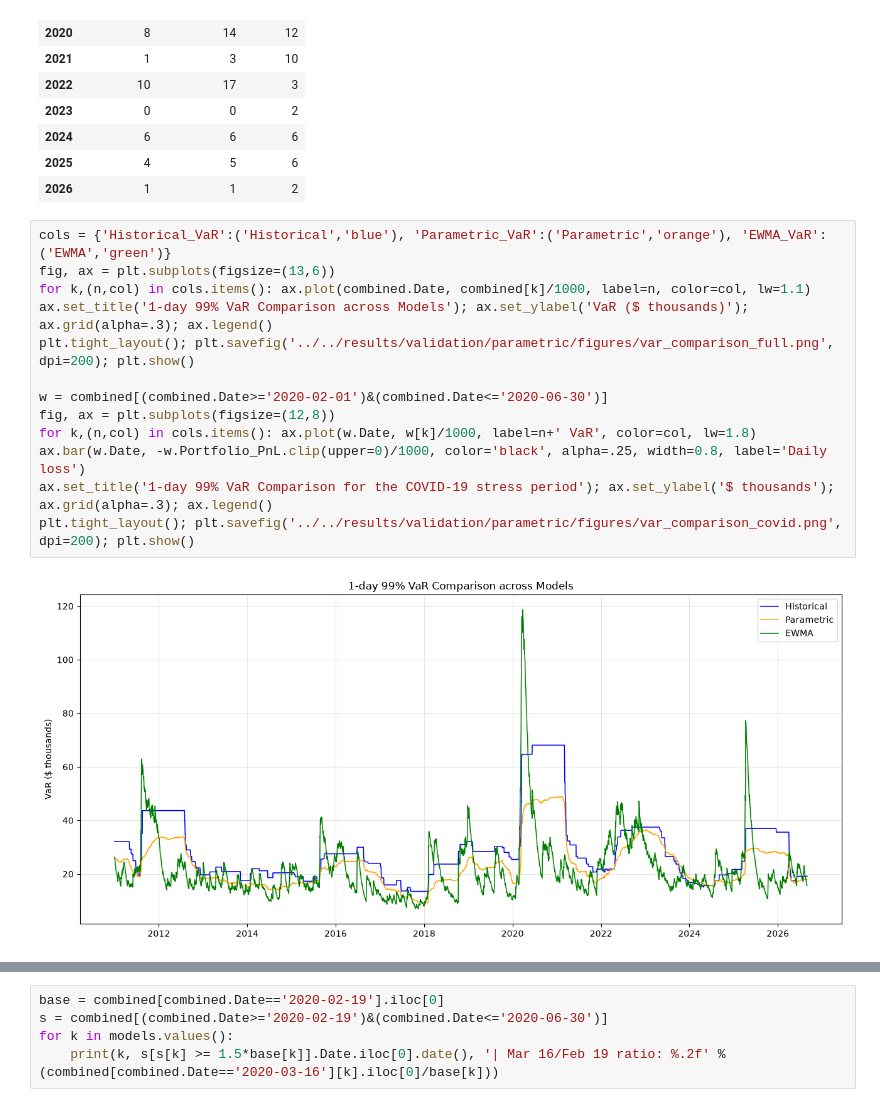
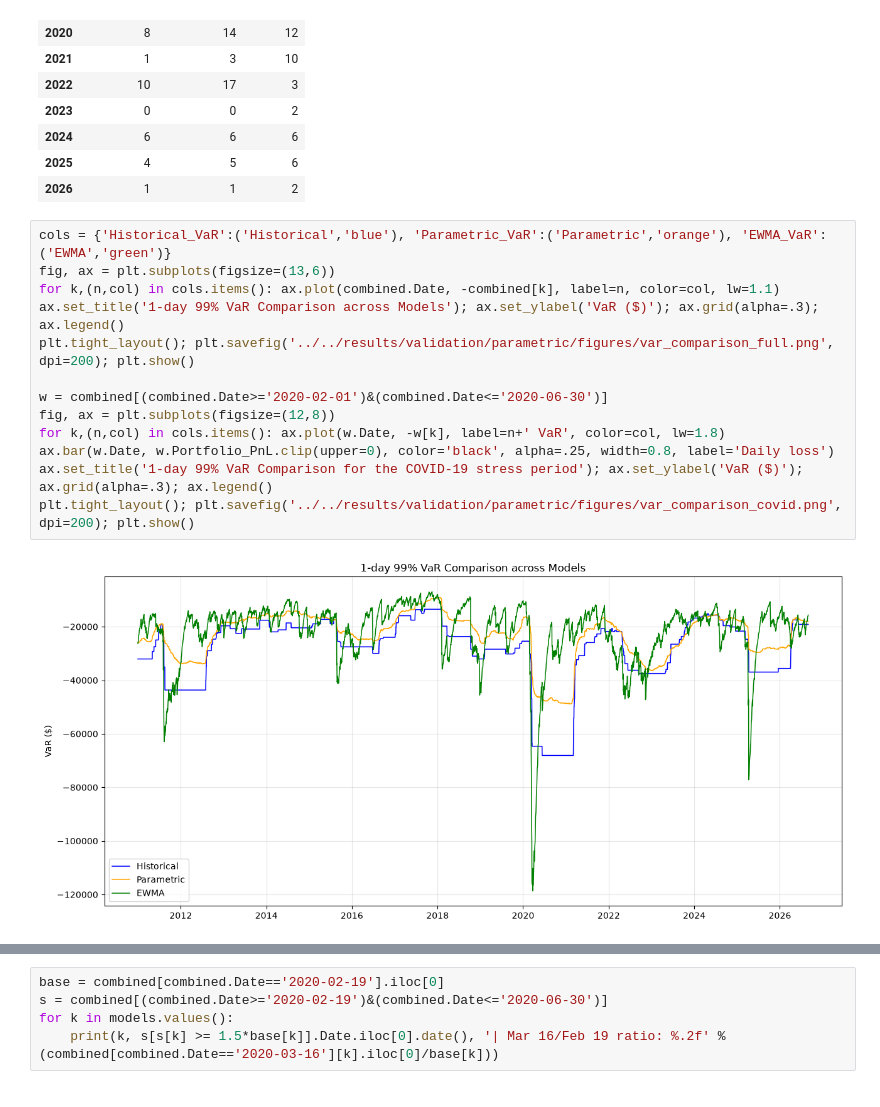
Before and after one commit to sohamjoshi1998/fim500-var-models, a Jupyter notebook: notebooks/07_model_validation/Parametric_Backtesting_Cassie.ipynb, the cells around one changed output, grey strips where cells are left out. Drawn from its saved outputs; the diff is of its cells as text.

Commit message:
Added parametric model validation documention

```diff
--- a/notebooks/07_model_validation/Parametric_Backtesting_Cassie.ipynb
+++ b/notebooks/07_model_validation/Parametric_Backtesting_Cassie.ipynb
@@ -185,15 +185,15 @@ display(combined.groupby(combined.Date.dt.year)[['E_Historical','E_Parametric','
 # %%
 cols = {'Historical_VaR':('Historical','blue'), 'Parametric_VaR':('Parametric','orange'), 'EWMA_VaR':('EWMA','green')}
 fig, ax = plt.subplots(figsize=(13,6))
-for k,(n,col) in cols.items(): ax.plot(combined.Date, combined[k]/1000, label=n, color=col, lw=1.1)
-ax.set_title('1-day 99% VaR Comparison across Models'); ax.set_ylabel('VaR ($ thousands)'); ax.grid(alpha=.3); ax.legend()
+for k,(n,col) in cols.items(): ax.plot(combined.Date, -combined[k], label=n, color=col, lw=1.1)
+ax.set_title('1-day 99% VaR Comparison across Models'); ax.set_ylabel('VaR ($)'); ax.grid(alpha=.3); ax.legend()
 plt.tight_layout(); plt.savefig('../../results/validation/parametric/figures/var_comparison_full.png', dpi=200); plt.show()
 
 w = combined[(combined.Date>='2020-02-01')&(combined.Date<='2020-06-30')]
 fig, ax = plt.subplots(figsize=(12,8))
-for k,(n,col) in cols.items(): ax.plot(w.Date, w[k]/1000, label=n+' VaR', color=col, lw=1.8)
-ax.bar(w.Date, -w.Portfolio_PnL.clip(upper=0)/1000, color='black', alpha=.25, width=0.8, label='Daily loss')
-ax.set_title('1-day 99% VaR Comparison for the COVID-19 stress period'); ax.set_ylabel('$ thousands'); ax.grid(alpha=.3); ax.legend()
+for k,(n,col) in cols.items(): ax.plot(w.Date, -w[k], label=n+' VaR', color=col, lw=1.8)
+ax.bar(w.Date, w.Portfolio_PnL.clip(upper=0), color='black', alpha=.25, width=0.8, label='Daily loss')
+ax.set_title('1-day 99% VaR Comparison for the COVID-19 stress period'); ax.set_ylabel('VaR ($)'); ax.grid(alpha=.3); ax.legend()
 plt.tight_layout(); plt.savefig('../../results/validation/parametric/figures/var_comparison_covid.png', dpi=200); plt.show()
 # %% [output]
-[figure, old version]
+[figure, new version]
```
Also changed, not shown: parts of 2 cells of this notebook, 3 other files.
